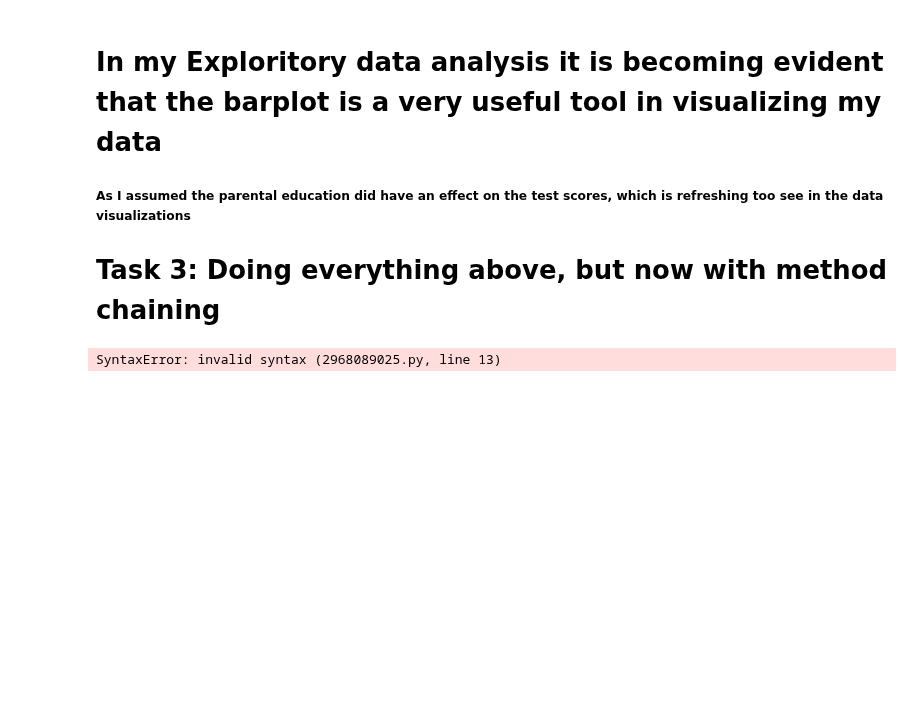
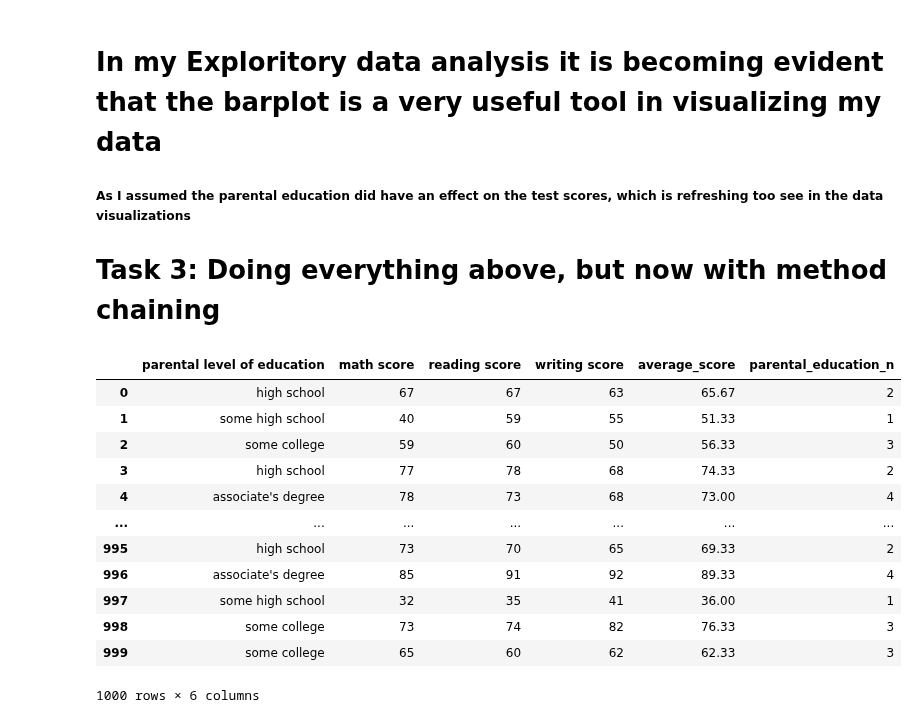
Before and after one commit to ubco-W2022T1-cosc301/project-group01, a Jupyter notebook: notebooks/analysis1.ipynb, the cells around one changed output. Drawn from its saved outputs; the diff is of its cells as text; code cells hidden in the pictures; blank space fills up the shorter version.

```diff
--- a/notebooks/analysis1.ipynb
+++ b/notebooks/analysis1.ipynb
@@ -119,25 +119,38 @@ barplotWriting = sns.barplot(y="parental level of education", x="writing score",
 # %%
 import pandas as pd
 import numpy as np
 import matplotlib.pylab as plt
 import seaborn as sns
 
-df1 = pd.read_csv('../data/raw/exams.csv')
+
 
 #def load_and_process(df ='../data/raw/exams.csv'):
-cols = list(df1.columns)
+
 df2 = (
-     df1
-    .df1[cols[2:3] + cols[5:8]]
-    .['average score'] = round((df1['math score'] + df1['reading score'] + df1['writing score']) /3, 2)
+    pd.read_csv('../data/raw/exams.csv')
+    .drop(columns = ['gender','lunch','race/ethnicity', 'test preparation course'])
+    #.df2[cols[2:3] + cols[5:8]] #Maybe do drop instead here
+    #.df2['average score'] = round((df1['math score'] + df1['reading score'] + df1['writing score']) /3, 2)
+    .assign(average_score = round((df2['math score'] + df2['reading score'] + df2['writing score']) /3, 2))
     .dropna()
-    .df1['parental education#'] = df1['parental level of education']
-    .df1['parental education#'] = df1['parental education#'].replace(['some high school', 'high school', 'some college', 'associate\'s degree', 'bachelor\'s degree', 'master\'s degree'], [1, 2, 3, 4, 5, 6])
+    #.df1['parental education#'] = df1['parental level of education']
+    .assign(parental_education_n = df2['parental level of education'].replace(['some high school', 'high school', 'some college', 'associate\'s degree', 'bachelor\'s degree', 'master\'s degree'], [1, 2, 3, 4, 5, 6]))
+    #.df1['parental education#'] = df1['parental education#'].replace(['some high school', 'high school', 'some college', 'associate\'s degree', 'bachelor\'s degree', 'master\'s degree'], [1, 2, 3, 4, 5, 6])
 )
 
-#df2 = pd.read_csv('../data/raw/exams.csv')
 #load_and_process(df2)
-
 df2
 # %% [output]
+|  | parental level of education | math score | reading score | writing score | average_score | parental_education_n |
+| 0 | high school | 67 | 67 | 63 | 65.67 | 2 |
+| 1 | some high school | 40 | 59 | 55 | 51.33 | 1 |
+| 2 | some college | 59 | 60 | 50 | 56.33 | 3 |
+| 3 | high school | 77 | 78 | 68 | 74.33 | 2 |
+| 4 | associate's degree | 78 | 73 | 68 | 73.00 | 4 |
+| ... | ... | ... | ... | ... | ... | ... |
+| 995 | high school | 73 | 70 | 65 | 69.33 | 2 |
+| 996 | associate's degree | 85 | 91 | 92 | 89.33 | 4 |
+| 997 | some high school | 32 | 35 | 41 | 36.00 | 1 |
+| 998 | some college | 73 | 74 | 82 | 76.33 | 3 |
+| 999 | some college | 65 | 60 | 62 | 62.33 | 3 |
-SyntaxError: invalid syntax (2968089025.py, line 13)
+1000 rows × 6 columns
```
Also changed, not shown: parts of 2 cells of this notebook.
